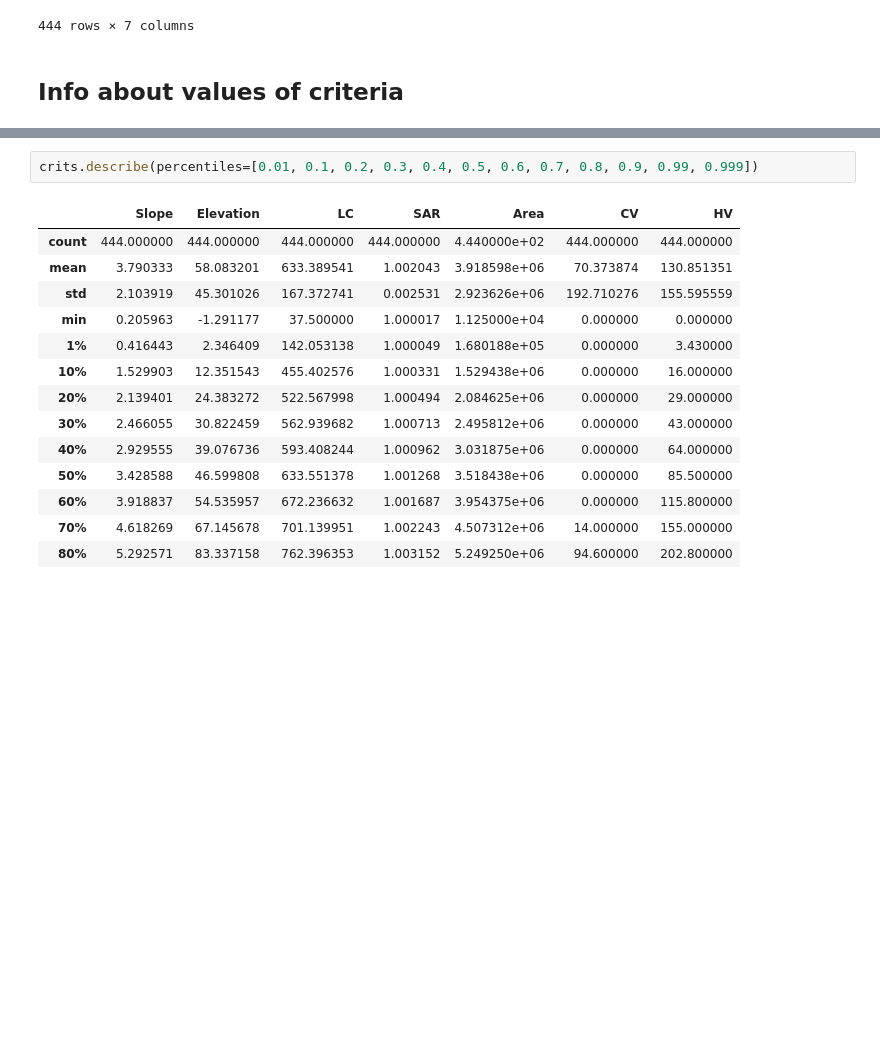
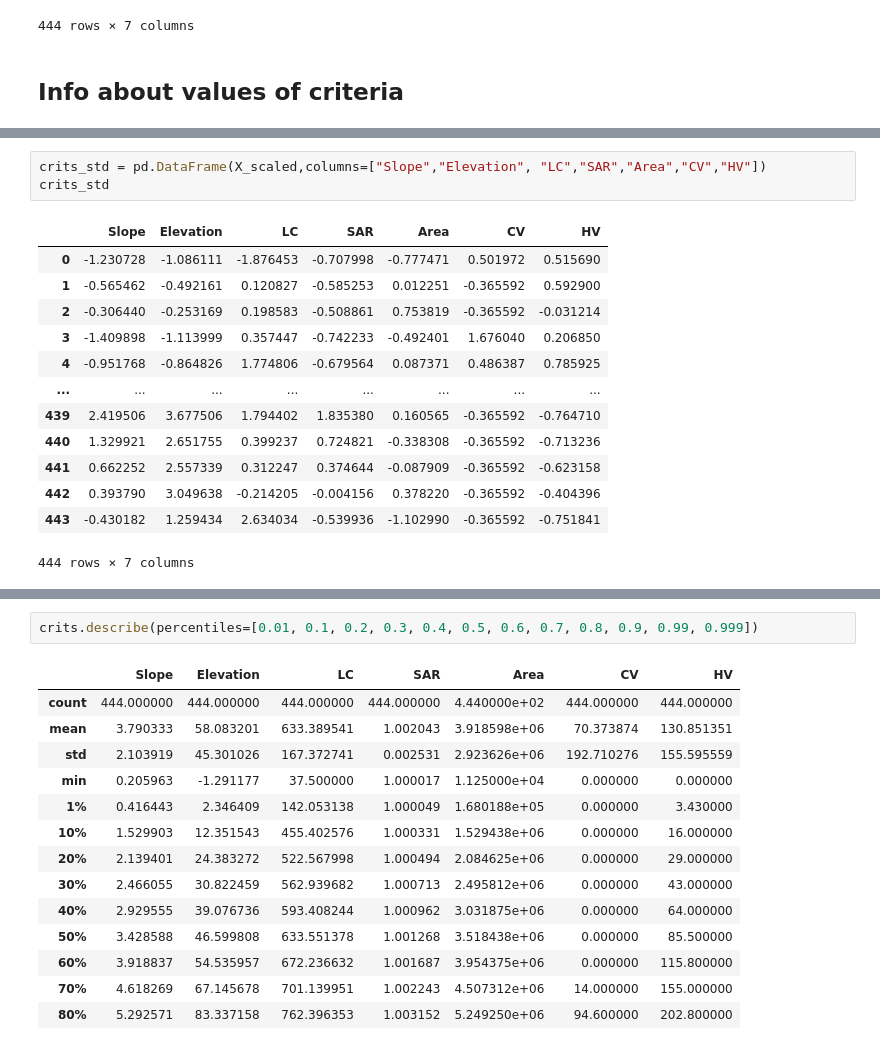
Before and after one commit to Jnsll/LAPrediction, a Jupyter notebook: notebooks/Clustering.ipynb, the cells around one changed output, grey strips where cells are left out. Drawn from its saved outputs; the diff is of its cells as text; blank space fills up the shorter version.

```diff
--- a/notebooks/Clustering.ipynb
+++ b/notebooks/Clustering.ipynb
@@ -60,0 +94,17 @@ crits
+# %%
+crits_std = pd.DataFrame(X_scaled,columns=["Slope","Elevation", "LC","SAR","Area","CV","HV"])
+crits_std
+# %% [output]
+|  | Slope | Elevation | LC | SAR | Area | CV | HV |
+| 0 | -1.230728 | -1.086111 | -1.876453 | -0.707998 | -0.777471 | 0.501972 | 0.515690 |
+| 1 | -0.565462 | -0.492161 | 0.120827 | -0.585253 | 0.012251 | -0.365592 | 0.592900 |
+| 2 | -0.306440 | -0.253169 | 0.198583 | -0.508861 | 0.753819 | -0.365592 | -0.031214 |
+| 3 | -1.409898 | -1.113999 | 0.357447 | -0.742233 | -0.492401 | 1.676040 | 0.206850 |
+| 4 | -0.951768 | -0.864826 | 1.774806 | -0.679564 | 0.087371 | 0.486387 | 0.785925 |
+| ... | ... | ... | ... | ... | ... | ... | ... |
+| 439 | 2.419506 | 3.677506 | 1.794402 | 1.835380 | 0.160565 | -0.365592 | -0.764710 |
+| 440 | 1.329921 | 2.651755 | 0.399237 | 0.724821 | -0.338308 | -0.365592 | -0.713236 |
+| 441 | 0.662252 | 2.557339 | 0.312247 | 0.374644 | -0.087909 | -0.365592 | -0.623158 |
+| 442 | 0.393790 | 3.049638 | -0.214205 | -0.004156 | 0.378220 | -0.365592 | -0.404396 |
+| 443 | -0.430182 | 1.259434 | 2.634034 | -0.539936 | -1.102990 | -0.365592 | -0.751841 |
+444 rows × 7 columns
```
Also changed, not shown: parts of 28 cells of this notebook, 42 other files.
